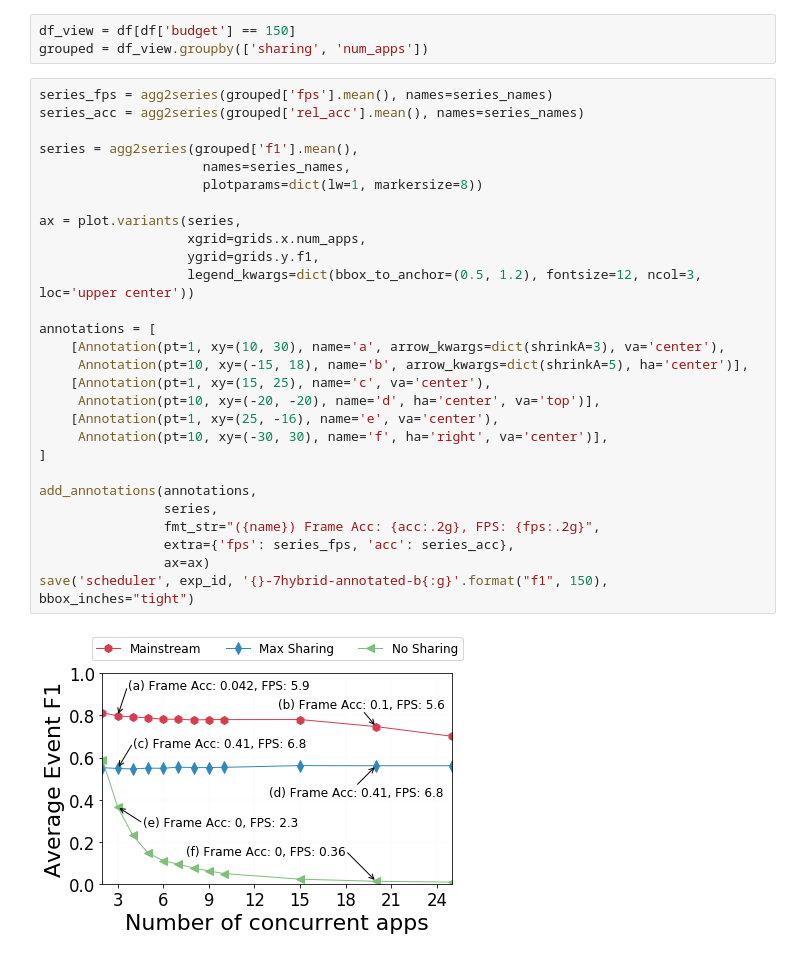
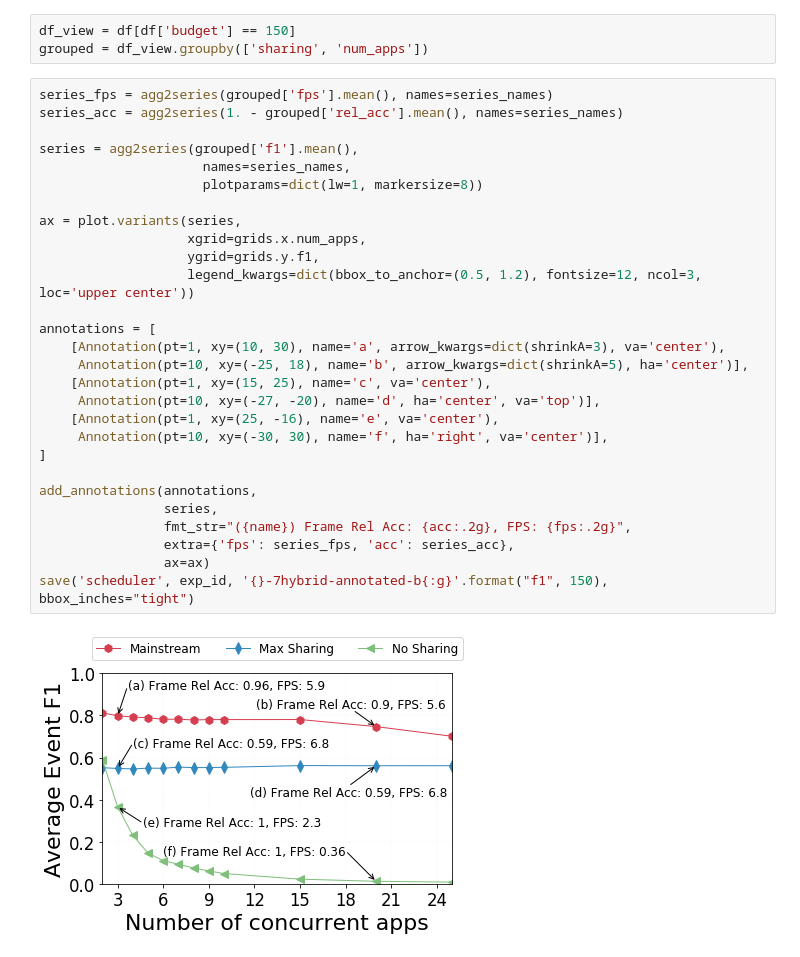
Before and after one commit to angelajiang/mainstream-analysis, a Jupyter notebook: 2018-Spring/notebooks/daniel/fig6-annotated.ipynb, the cells around one changed output. Saved outputs shown, nothing was run; the diff lists cells and outputs as text.

```diff
--- a/2018-Spring/notebooks/daniel/fig6-annotated.ipynb
+++ b/2018-Spring/notebooks/daniel/fig6-annotated.ipynb
@@ -23,31 +23,31 @@ df_view = df[df['budget'] == 150]
 grouped = df_view.groupby(['sharing', 'num_apps'])
 # %%
 series_fps = agg2series(grouped['fps'].mean(), names=series_names)
-series_acc = agg2series(grouped['rel_acc'].mean(), names=series_names)
+series_acc = agg2series(1. - grouped['rel_acc'].mean(), names=series_names)
 
 series = agg2series(grouped['f1'].mean(),
                      names=series_names,
                      plotparams=dict(lw=1, markersize=8))
 
 ax = plot.variants(series,
                    xgrid=grids.x.num_apps,
                    ygrid=grids.y.f1,
                    legend_kwargs=dict(bbox_to_anchor=(0.5, 1.2), fontsize=12, ncol=3, loc='upper center'))
 
 annotations = [
     [Annotation(pt=1, xy=(10, 30), name='a', arrow_kwargs=dict(shrinkA=3), va='center'),
-     Annotation(pt=10, xy=(-15, 18), name='b', arrow_kwargs=dict(shrinkA=5), ha='center')],
+     Annotation(pt=10, xy=(-25, 18), name='b', arrow_kwargs=dict(shrinkA=5), ha='center')],
     [Annotation(pt=1, xy=(15, 25), name='c', va='center'),
-     Annotation(pt=10, xy=(-20, -20), name='d', ha='center', va='top')],
+     Annotation(pt=10, xy=(-27, -20), name='d', ha='center', va='top')],
     [Annotation(pt=1, xy=(25, -16), name='e', va='center'),
      Annotation(pt=10, xy=(-30, 30), name='f', ha='right', va='center')],
 ]
 
 add_annotations(annotations,
                 series,
-                fmt_str="({name}) Frame Acc: {acc:.2g}, FPS: {fps:.2g}",
+                fmt_str="({name}) Frame Rel Acc: {acc:.2g}, FPS: {fps:.2g}",
                 extra={'fps': series_fps, 'acc': series_acc},
                 ax=ax)
 save('scheduler', exp_id, '{}-7hybrid-annotated-b{:g}'.format("f1", 150), bbox_inches="tight")
 # %% [output]
-[figure, old version]
+[figure, new version]
```
Also changed, not shown: 1 other file.
